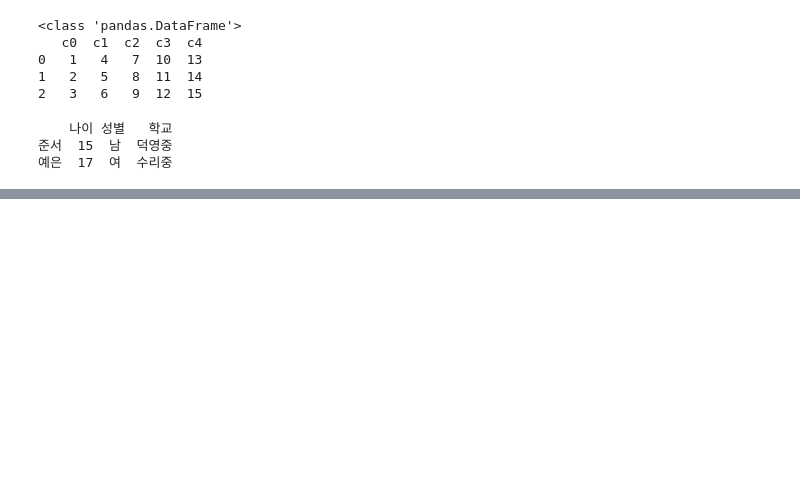
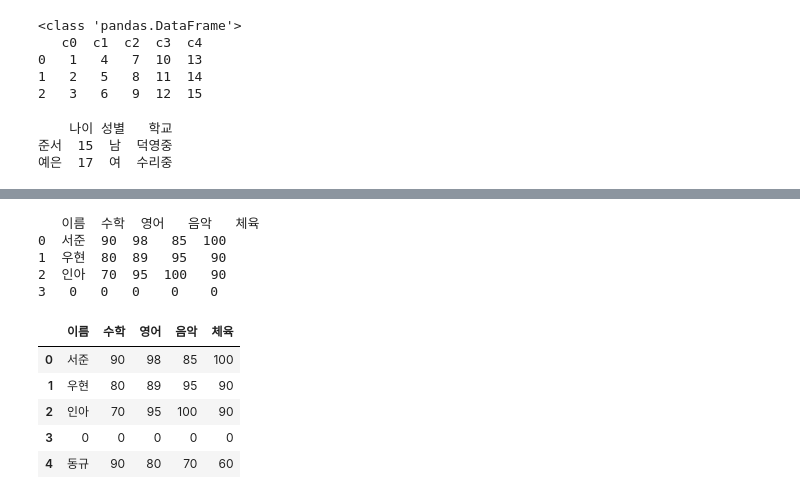
Before and after one commit to jhy5317/17-data-analysis, a Jupyter notebook: 02_데이터프레임.ipynb, the cells around one changed output, grey strips where cells are left out. Cells and saved outputs as stored; diff of their text form; code cells hidden in the pictures; blank space fills up the shorter version.

```diff
--- a/02_데이터프레임.ipynb
+++ b/02_데이터프레임.ipynb
@@ -38,0 +486,20 @@ print(df)
+# %%
+df.loc[3] = 0
+print(df)
+# %% [output]
+   이름  수학  영어   음악   체육
+0  서준  90  98   85  100
+1  우현  80  89   95   90
+2  인아  70  95  100   90
+3   0   0   0    0    0
+# %%
+df.loc[4] = ["동규", 90, 80, 70, 60]
+
+df
+# %% [output]
+|  | 이름 | 수학 | 영어 | 음악 | 체육 |
+| 0 | 서준 | 90 | 98 | 85 | 100 |
+| 1 | 우현 | 80 | 89 | 95 | 90 |
+| 2 | 인아 | 70 | 95 | 100 | 90 |
+| 3 | 0 | 0 | 0 | 0 | 0 |
+| 4 | 동규 | 90 | 80 | 70 | 60 |
```
Also changed, not shown: parts of 46 cells of this notebook, 2 other files.
